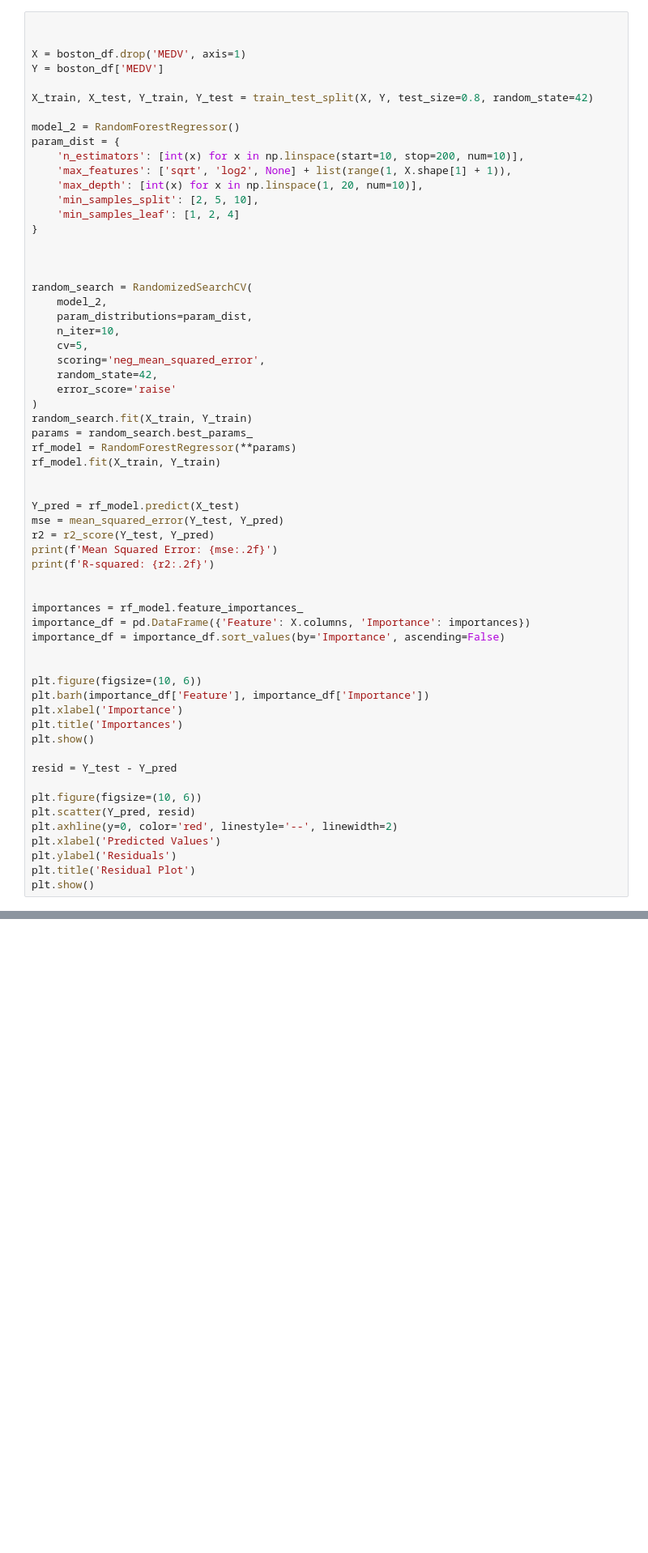
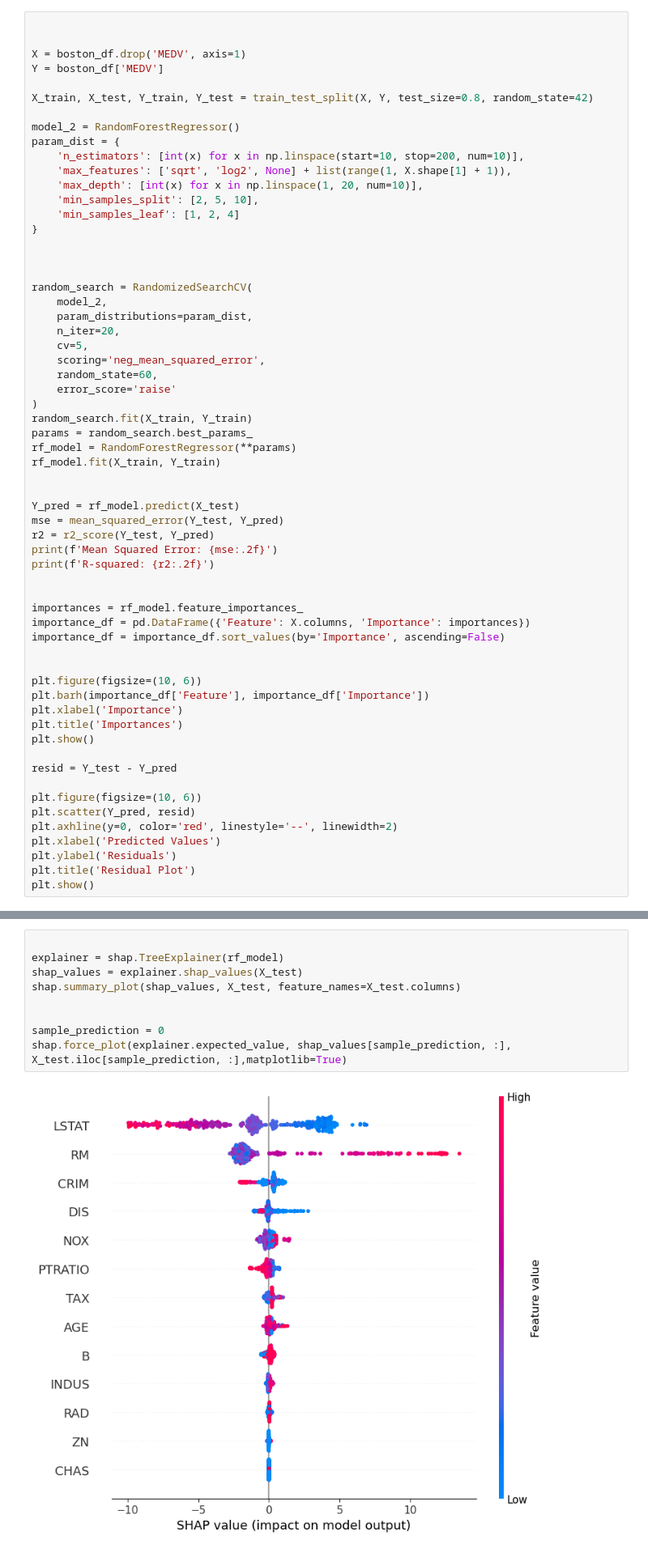
Before and after one commit to Stepan213/JEM207FinalProject, a Jupyter notebook: main.ipynb, the cells around one changed output, grey strips where cells are left out. Shown: that part at 81% size. Saved outputs shown, nothing was run; the diff lists cells and outputs as text; blank space fills up the shorter version.

Commit message:
Random forest regression shap visualization

```diff
--- a/main.ipynb
+++ b/main.ipynb
@@ -353,10 +285,10 @@ param_dist = {
 random_search = RandomizedSearchCV(
     model_2,
     param_distributions=param_dist,
-    n_iter=10,
+    n_iter=20,
     cv=5,
     scoring='neg_mean_squared_error',
-    random_state=42,
+    random_state=60,
     error_score='raise'
 )
 random_search.fit(X_train, Y_train)
@@ -402,0 +329,11 @@ As highlited above, the LSTAT variable is given a significant role in the model
+# %%
+
+explainer = shap.TreeExplainer(rf_model)
+shap_values = explainer.shap_values(X_test)
+shap.summary_plot(shap_values, X_test, feature_names=X_test.columns)
+
+
+sample_prediction = 0
+shap.force_plot(explainer.expected_value, shap_values[sample_prediction, :], X_test.iloc[sample_prediction, :],matplotlib=True)
+# %% [output]
+[figure, added]
```
Also changed, not shown: parts of 10 cells of this notebook, 1 other file.
